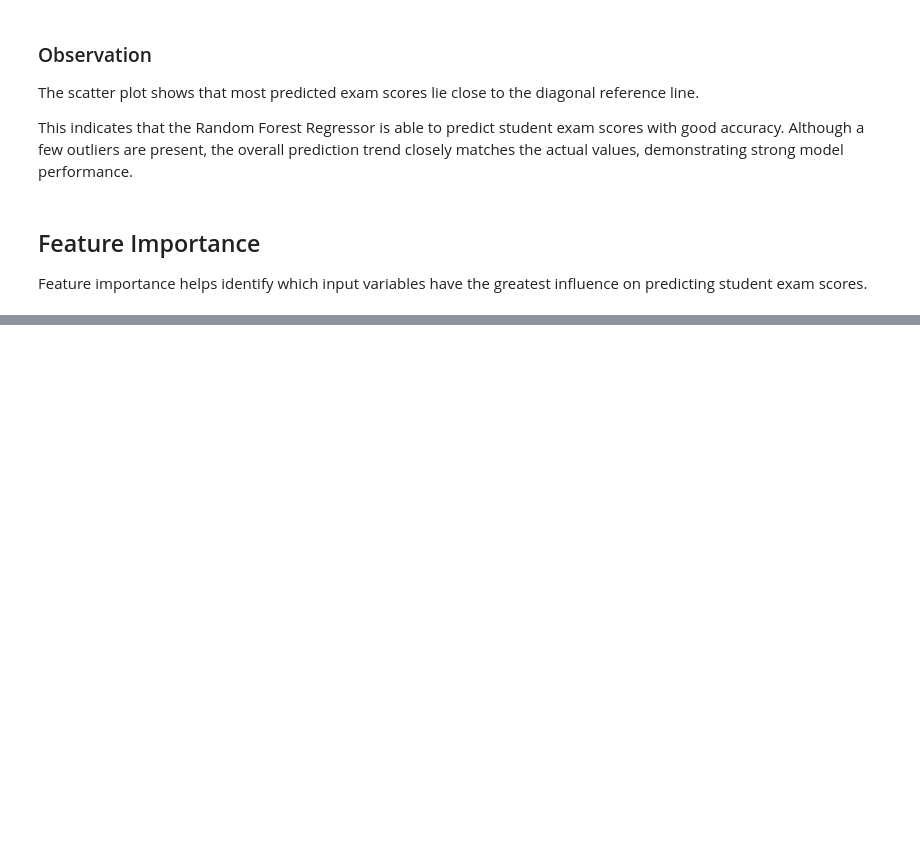
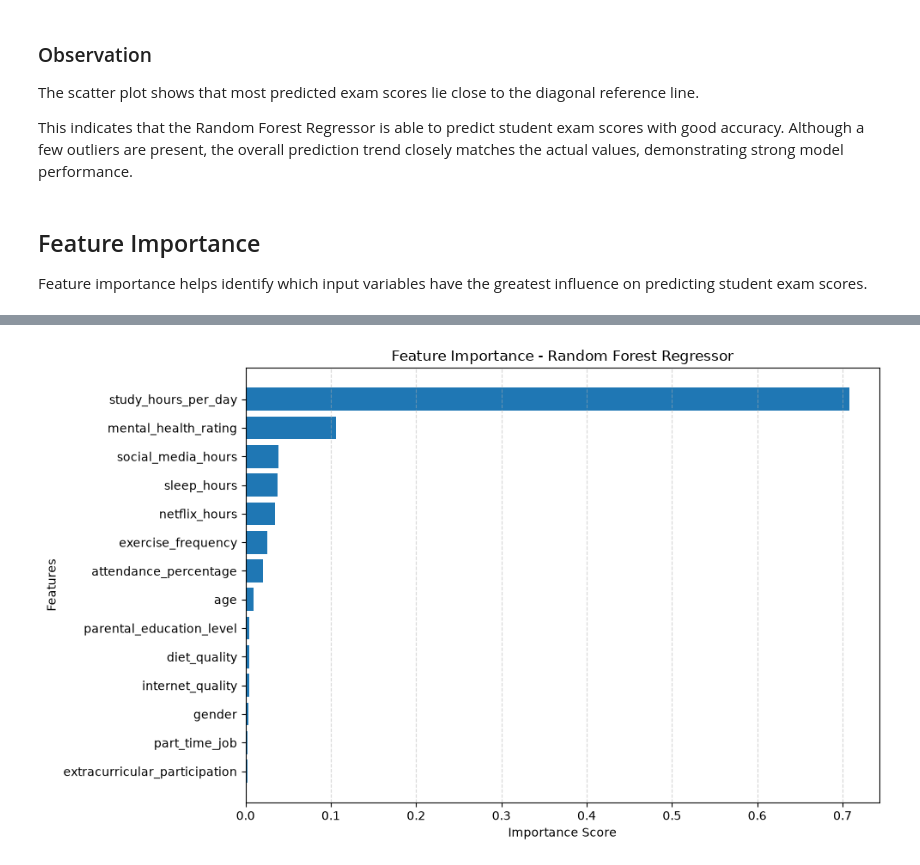
Before and after one commit to heydhwani/Smart_Study_Performance_Predictor, a Jupyter notebook: notebooks/Smart_Study_Performance.ipynb, the cells around one changed output, grey strips where cells are left out. Cells and saved outputs as stored; diff of their text form; code cells hidden in the pictures; blank space fills up the shorter version.

Commit message:
Evaluated Feature Importance

```diff
--- a/notebooks/Smart_Study_Performance.ipynb
+++ b/notebooks/Smart_Study_Performance.ipynb
@@ -331,3 +331,15 @@ This indicates that the Random Forest Regressor is able to predict student exam
 ## Feature Importance
 
 Feature importance helps identify which input variables have the greatest influence on predicting student exam scores.
+# %%
+importance = pd.DataFrame({
+    "Feature": X_reg.columns,
+    "Importance": regressor.feature_importances_
+})
+
+importance = importance.sort_values(
+    by="Importance",
+    ascending=False
+)
+
+importance
@@ -333,0 +370,21 @@ Feature importance helps identify which input variables have the greatest influe
+# %%
+plt.figure(figsize=(10,6))
+
+plt.barh(
+    importance["Feature"],
+    importance["Importance"]
+)
+
+plt.xlabel("Importance Score")
+plt.ylabel("Features")
+plt.title("Feature Importance - Random Forest Regressor")
+
+plt.gca().invert_yaxis()
+
+plt.grid(axis="x", linestyle="--", alpha=0.5)
+
+plt.tight_layout()
+
+plt.show()
+# %% [output]
+[figure, added]
```
Also changed, not shown: parts of 3 cells of this notebook.
